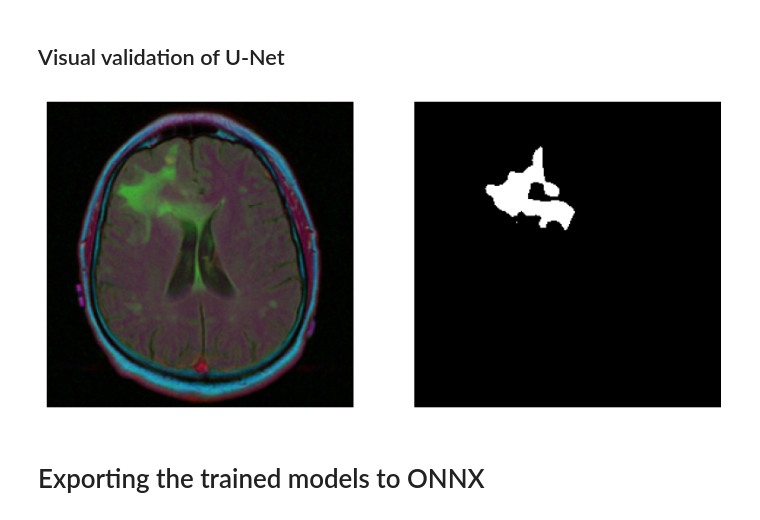
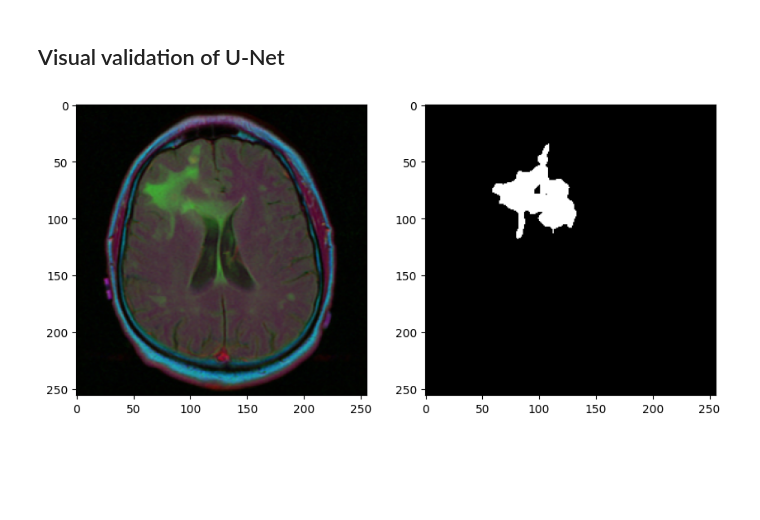
Before and after one commit to akt00/FinalProject, a Jupyter notebook: main.ipynb, the cells around one changed output. Cells and saved outputs as stored; diff of their text form; code cells hidden in the pictures; blank space fills up the shorter version.

Commit message:
implemented the data pipeline

```diff
--- a/main.ipynb
+++ b/main.ipynb
@@ -133,31 +91,24 @@ Current learning rate: 0.00070
 # %% [markdown]
 ## Visual validation of U-Net
 # %%
-img = cv2.imread('dataset/TCGA_CS_4941_19960909/TCGA_CS_4941_19960909_15.tif')
-transform = transforms.ToTensor()
-img = transform(img)
-img = img.unsqueeze(0)
-assert img.shape == (1, 3, 256, 256)
-model = torch.load('models/model.pth')
-model.eval()
-device = torch.device('cuda')
-pred = (model(img.to(device)) > 0.5).float()
+path = "./dataset/test/TCGA_CS_4941_19960909_15.tif"
+img = cv2.imread(path)
+transform = data_pipeline(False)
+img = transform(image=img)
+img = img['image']
+img = img.unsqueeze(0) / 255
+assert img.shape == (1, 3, 256, 256) and img.dtype == torch.float32
+model = torch.load('models/model.pth').eval()
+pred = (model(img.to(torch.device('cuda'))) > 0.5).float()
 assert pred.shape == (1, 1, 256, 256)
-pred = pred.squeeze(0)
-assert pred.shape == (1, 256, 256)
-pred = pred.squeeze()
+pred = pred.squeeze(0).squeeze(0)
 assert pred.shape == (256, 256)
 
-fig, (ax1, ax2) = plt.subplots(1, 2, figsize=(10, 5))
+_, (ax1, ax2) = plt.subplots(1, 2, figsize=(10, 5))
 pred = pred.detach().cpu().numpy()
-assert pred.min() >= 0 and pred.max() <= 1
-img = cv2.imread('dataset/TCGA_CS_4941_19960909/TCGA_CS_4941_19960909_15.tif')
+img = cv2.imread(path)
 ax1.imshow(img)
-ax1.axis('off')
 ax2.imshow(pred, cmap='gray')
-ax2.axis('off')
 plt.show()
 # %% [output]
-[figure, old version]
+[figure, new version]
-# %% [markdown]
-# Exporting the trained models to ONNX
```
Also changed, not shown: parts of 5 cells of this notebook, 6 other files.
